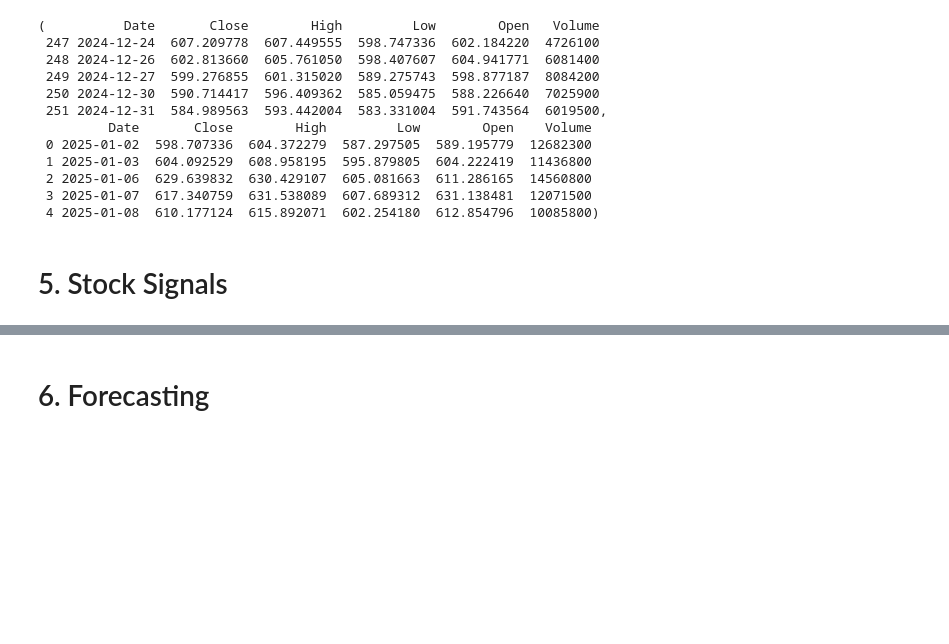
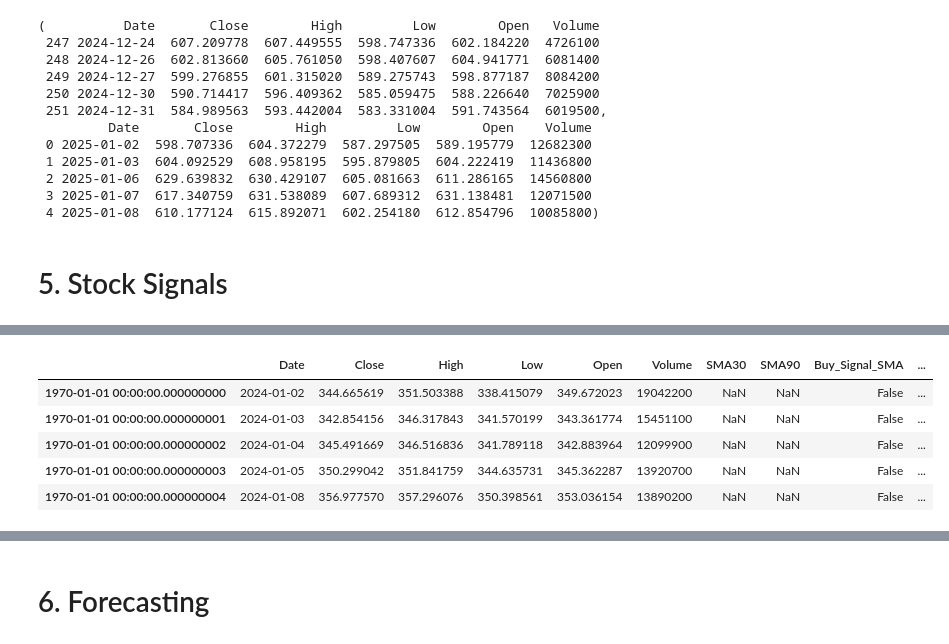
Before and after one commit to KarthikeyanBaskaran/FinancialAnalytics, a Jupyter notebook: Financial_Analytics.ipynb, the cells around one changed output, grey strips where cells are left out. Saved outputs shown, nothing was run; the diff lists cells and outputs as text; code cells hidden in the pictures; blank space fills up the shorter version.

```diff
--- a/Financial_Analytics.ipynb
+++ b/Financial_Analytics.ipynb
@@ -78 +128,10 @@ df["Sell_Signal_SMA"] = (df["SMA30"] < df["SMA90"]) & (df["SMA30"].shift(1) >= d
+# %%
+df.head()
+# %% [output]
+|  | Date | Close | High | Low | Open | Volume | SMA30 | SMA90 | Buy_Signal_SMA | ... |
+| 1970-01-01 00:00:00.000000000 | 2024-01-02 | 344.665619 | 351.503388 | 338.415079 | 349.672023 | 19042200 | NaN | NaN | False | ... |
+| 1970-01-01 00:00:00.000000001 | 2024-01-03 | 342.854156 | 346.317843 | 341.570199 | 343.361774 | 15451100 | NaN | NaN | False | ... |
+| 1970-01-01 00:00:00.000000002 | 2024-01-04 | 345.491669 | 346.516836 | 341.789118 | 342.883964 | 12099900 | NaN | NaN | False | ... |
+| 1970-01-01 00:00:00.000000003 | 2024-01-05 | 350.299042 | 351.841759 | 344.635731 | 345.362287 | 13920700 | NaN | NaN | False | ... |
+| 1970-01-01 00:00:00.000000004 | 2024-01-08 | 356.977570 | 357.296076 | 350.398561 | 353.036154 | 13890200 | NaN | NaN | False | ... |
 # %%
```
Also changed, not shown: parts of 9 cells of this notebook, 4 other files.
